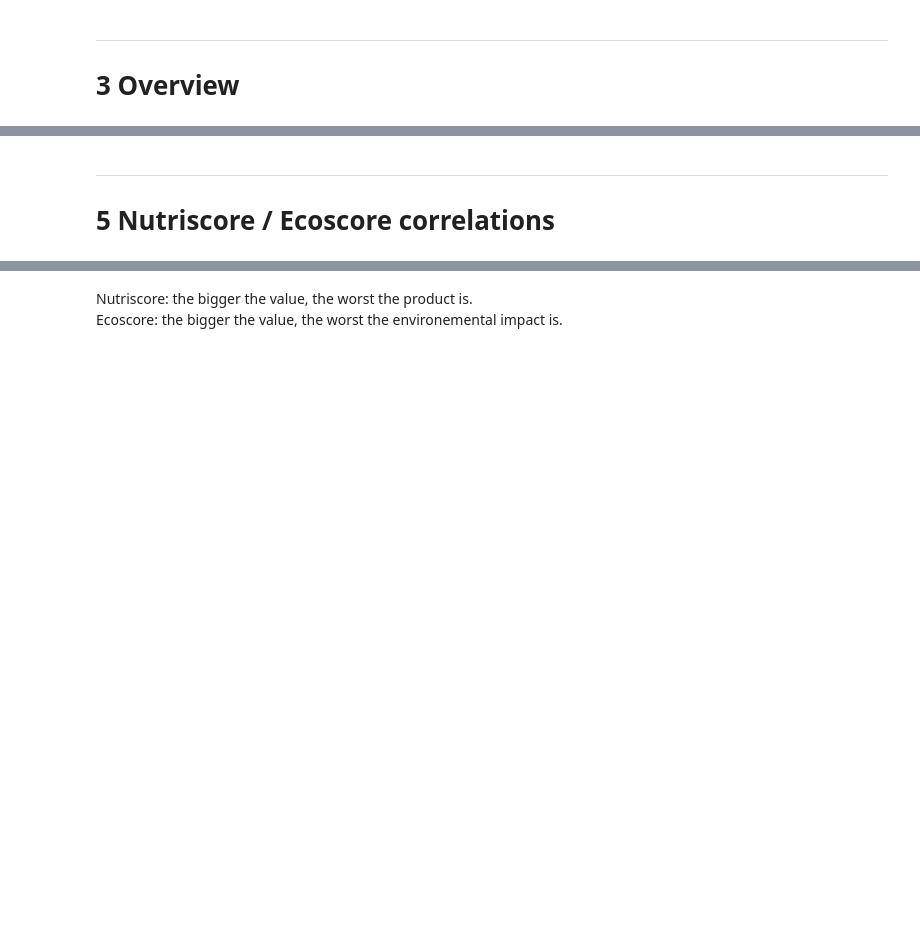
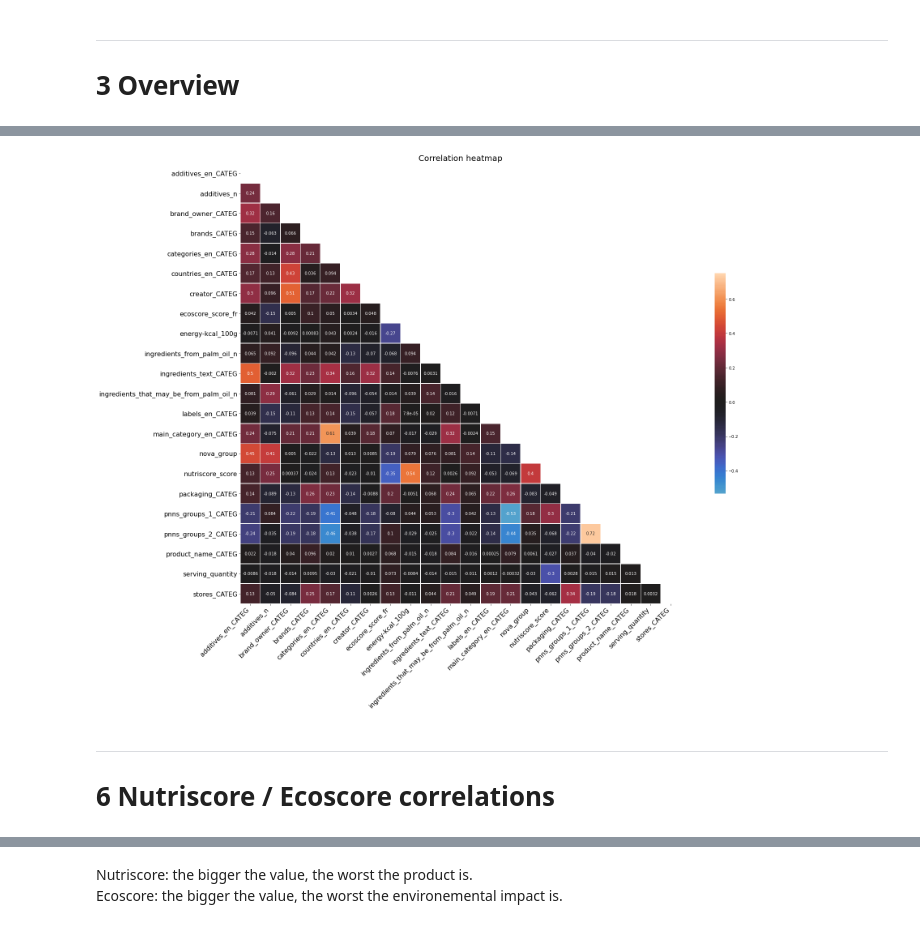
Before and after one commit to curiousmindflow/oc-ml-p2, a Jupyter notebook: exploration.ipynb, the cells around one changed output, grey strips where cells are left out. Drawn from its saved outputs; the diff is of its cells as text; code cells hidden in the pictures; blank space fills up the shorter version.

```diff
--- a/exploration.ipynb
+++ b/exploration.ipynb
@@ -29,0 +142,5 @@ dataframe_distribution_overview(data)
+# %%
+for col in cols:
+    categs_to_nums.rename(columns={col: col + "_CATEG"}, inplace=True)
+
+categs_to_nums
@@ -29,0 +161,2 @@ dataframe_distribution_overview(data)
+# %%
+data = data.join([categs_to_nums])
@@ -35,5 +190,13 @@ correlation_heatmap(data)
+# %%
+data = data.loc[:, data.columns.difference(data.loc[:, "fat_100g":"iron_100g"].columns)]
+# %%
+data = data.loc[:, data.columns.difference(["created_t", "last_modified_t"])]
+# %%
+correlation_heatmap(data)
+# %% [output]
+[figure, added]
 # %% [markdown]
 ***
-# 5 Nutriscore / Ecoscore correlations
+# 6 Nutriscore / Ecoscore correlations
 # %%
 feature_trend_bivar(data, "nutriscore_score", "Nutriscore", "ecoscore_score_fr", "Ecoscore", 1000)
```
Also changed, not shown: parts of 52 cells of this notebook, 2 other files.
